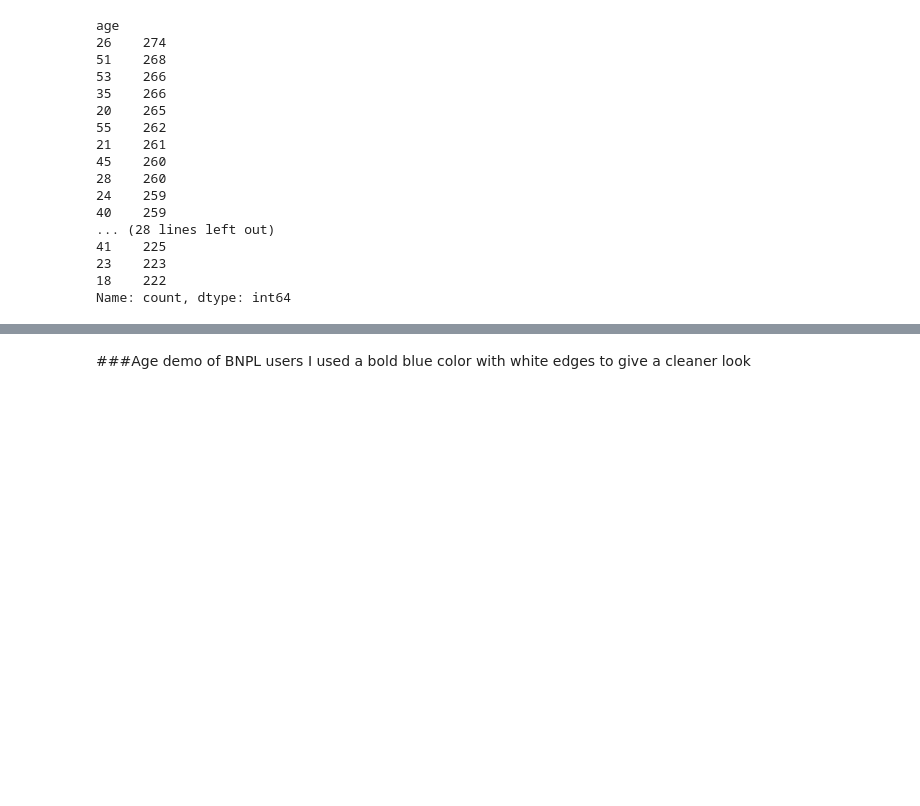
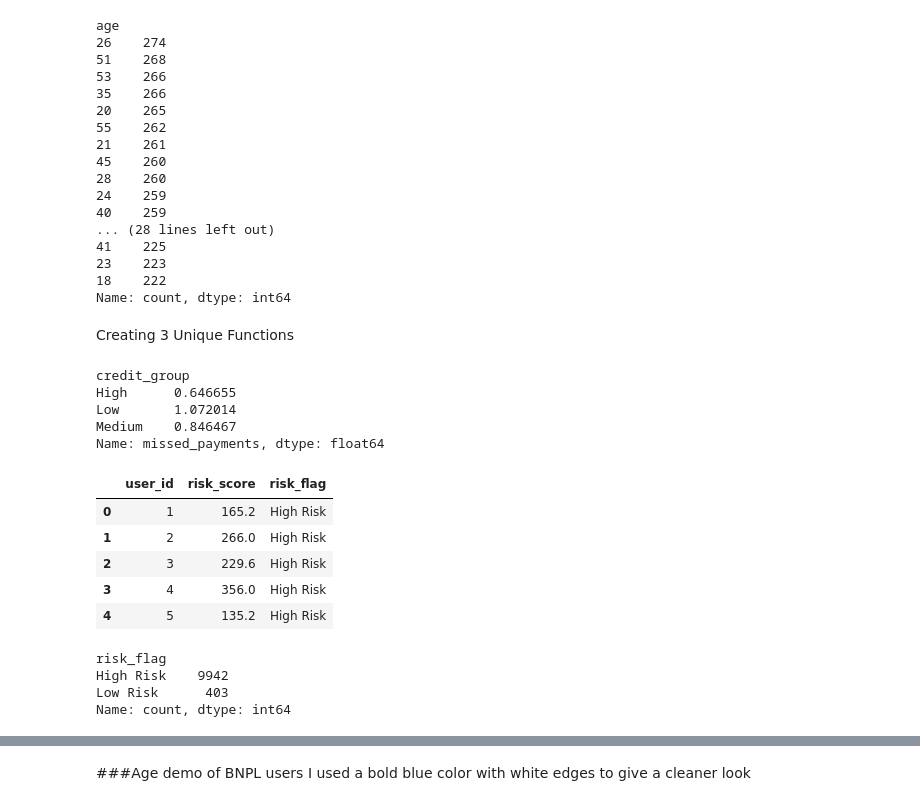
Before and after one commit to NaniCode725/Buy-Now-Pay-Later-Credit-Risk-Prediction, a Jupyter notebook: Data/Notebooks/visualization.ipynb, the cells around one changed output, grey strips where cells are left out. Saved outputs shown, nothing was run; the diff lists cells and outputs as text; code cells hidden in the pictures; blank space fills up the shorter version.

Commit message:
added unique functions

```diff
--- a/Data/Notebooks/visualization.ipynb
+++ b/Data/Notebooks/visualization.ipynb
@@ -199,3 +199,73 @@ age
 23    223
 18    222
 Name: count, dtype: int64
+# %% [markdown]
+Creating 3 Unique Functions
+# %%
+# 1st Function
+# This function groups BNPL users into 3 credit score categories: Low, Medium, and High.
+# For each group, it calculates the average number of missed payments.
+# This helps answer the question: "Do users with lower credit scores tend to miss more payments?"
+
+def average_missed_payments_by_credit_score(df):
+
+#Groups users into 3 simple credit score groups (Low, Medium, High)
+#and shows the average number of missed payments in each group.
+
+    # column that labels each user's credit score group
+    def get_group(score):
+        if score < 580:
+            return "Low"
+        elif score < 700:
+            return "Medium"
+        else:
+            return "High"
+
+    df["credit_group"] = df["credit_score"].apply(get_group)
+
+    # Group by that label and get the average missed payments
+    result = df.groupby("credit_group")["missed_payments"].mean()
+
+    return result
+
+result = average_missed_payments_by_credit_score(BNPL)
+result
+# %% [output]
+credit_group
+High      0.646655
+Low       1.072014
+Medium    0.846467
+Name: missed_payments, dtype: float64
+# %%
+#Funtion 2
+# Flag High Risk Users
+
+def flag_high_risk_users(df, risk_threshold=70):
+
+#Adding a column that labels each user as 'High Risk' or 'Low Risk'
+#based on whether their risk_score is above a threshold.
+
+    df["risk_flag"] = df["risk_score"].apply(
+        lambda score: "High Risk" if score >= risk_threshold else "Low Risk"
+    )
+    return df
+
+#show top five results
+BNPL = flag_high_risk_users(BNPL, risk_threshold=70)
+BNPL[["user_id", "risk_score", "risk_flag"]].head()
+# %% [output]
+|  | user_id | risk_score | risk_flag |
+| 0 | 1 | 165.2 | High Risk |
+| 1 | 2 | 266.0 | High Risk |
+| 2 | 3 | 229.6 | High Risk |
+| 3 | 4 | 356.0 | High Risk |
+| 4 | 5 | 135.2 | High Risk |
+# %%
+#Show all results of high risk and low risk
+
+BNPL["risk_flag"].value_counts()
+# %% [output]
+risk_flag
+High Risk    9942
+Low Risk      403
+Name: count, dtype: int64
```
Also changed, not shown: parts of 5 cells of this notebook.
